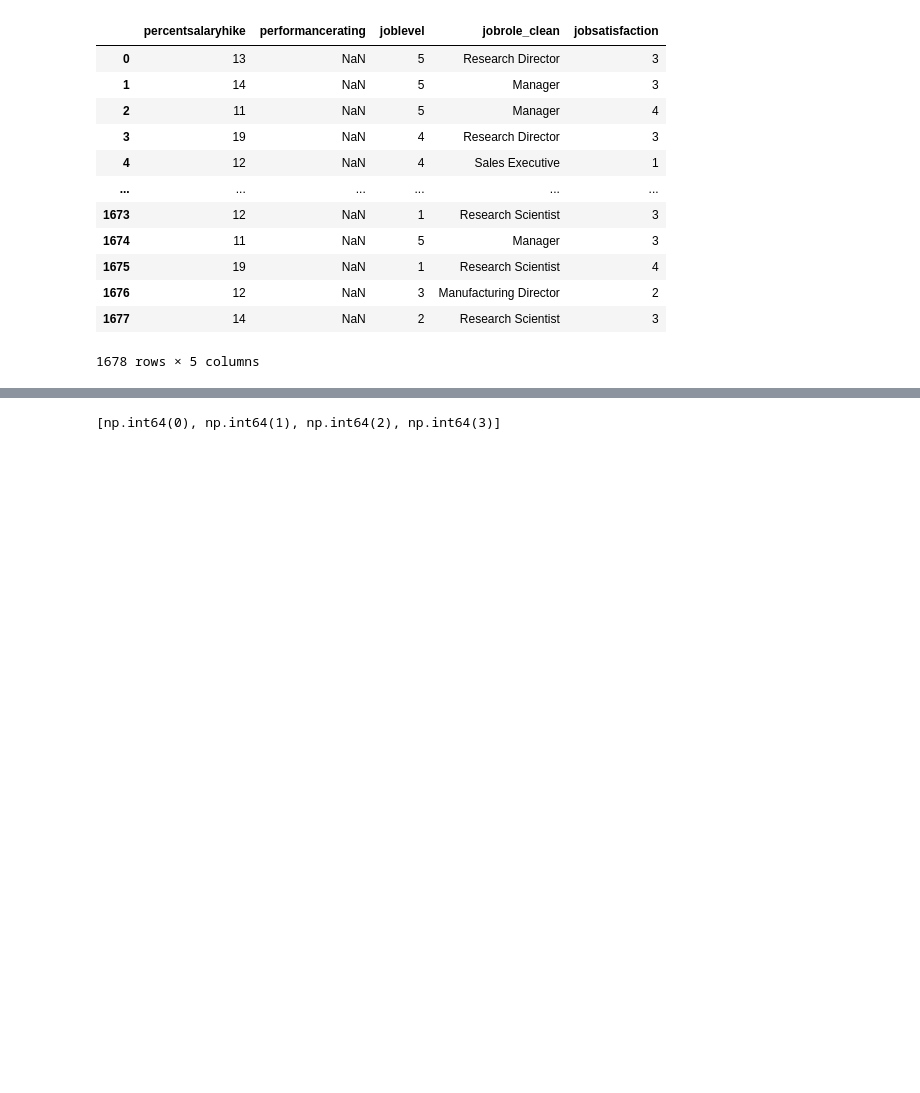
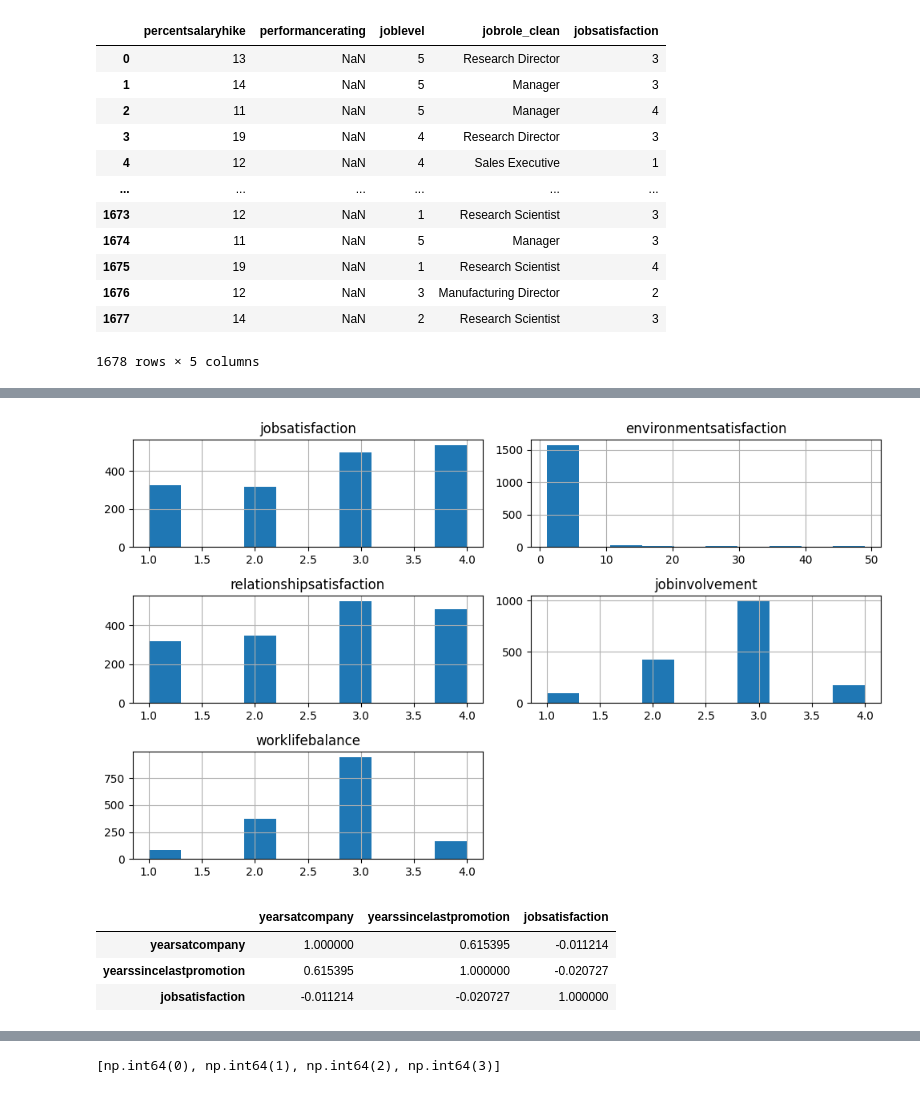
Before and after one commit to ana-nobre/Talent-Optimization-for-Corporation-HR-Data-Analytics, a Jupyter notebook: exploracion_morado.ipynb, the cells around one changed output, grey strips where cells are left out. Drawn from its saved outputs; the diff is of its cells as text; code cells hidden in the pictures; blank space fills up the shorter version.

```diff
--- a/exploracion_morado.ipynb
+++ b/exploracion_morado.ipynb
@@ -409,0 +438,18 @@ df_datos_abc[['percentsalaryhike', 'performancerating', 'joblevel', 'jobrole_cle
+# %%
+# Verificar as colunas envolvidas na correlação
+cols_to_check = [
+    'jobsatisfaction',
+    'environmentsatisfaction',
+    'relationshipsatisfaction',
+    'jobinvolvement',
+    'worklifebalance'
+]
+
+# Substituir vírgulas por ponto e converter para float
+for col in cols_to_check:
+    df_datos_abc[col] = df_datos_abc[col].astype(str).str.replace(',', '.')
+    df_datos_abc[col] = pd.to_numeric(df_datos_abc[col], errors='coerce')
+
+# Calcular a matriz de correlação
+correlation_matrix = df_datos_abc[cols_to_check].corr()
+correlation_matrix
@@ -409,0 +463,17 @@ df_datos_abc[['percentsalaryhike', 'performancerating', 'joblevel', 'jobrole_cle
+# %%
+import matplotlib.pyplot as plt
+
+df_datos_abc[cols_to_check].hist(bins=10, figsize=(10, 6))
+plt.tight_layout()
+plt.show()
+# %% [output]
+[figure, added]
+# %%
+# use years pq tiene datos
+
+df_datos_abc[['yearsatcompany', 'yearssincelastpromotion', 'jobsatisfaction']].corr()
+# %% [output]
+|  | yearsatcompany | yearssincelastpromotion | jobsatisfaction |
+| yearsatcompany | 1.000000 | 0.615395 | -0.011214 |
+| yearssincelastpromotion | 0.615395 | 1.000000 | -0.020727 |
+| jobsatisfaction | -0.011214 | -0.020727 | 1.000000 |
```
Also changed, not shown: parts of 5 cells of this notebook, 1 other file.
